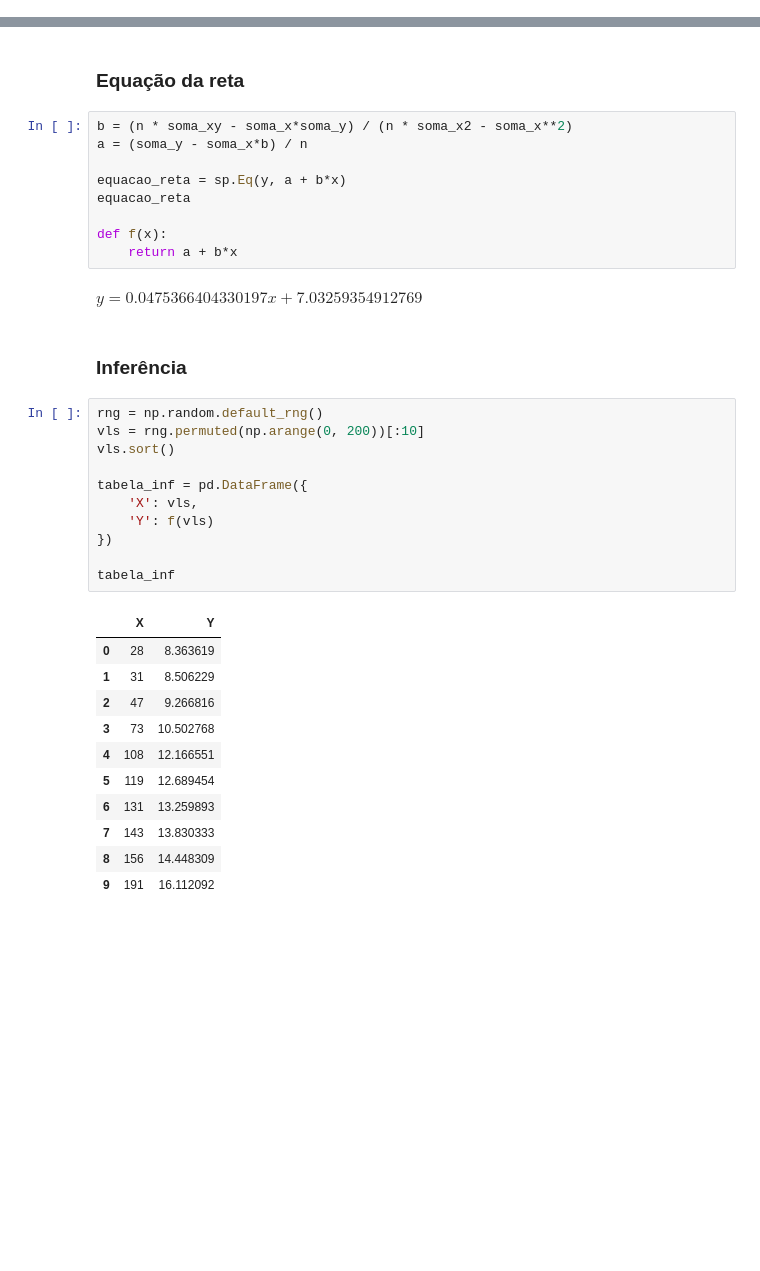
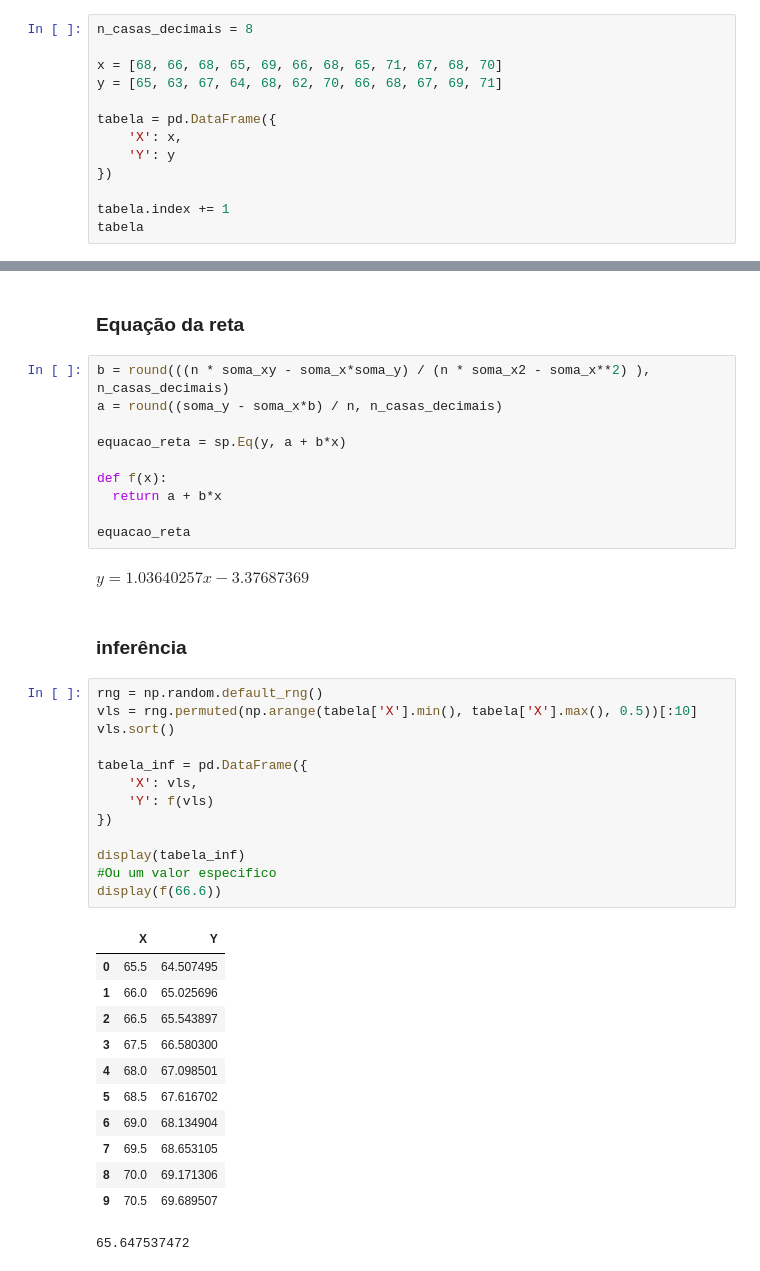
Before and after one commit to Saka30/numerical_methods, a Jupyter notebook: least_squares.ipynb, the cells around one changed output, grey strips where cells are left out. Saved outputs shown, nothing was run; the diff lists cells and outputs as text; blank space fills up the shorter version.

```diff
--- a/least_squares.ipynb
+++ b/least_squares.ipynb
@@ -56,0 +10,13 @@ tabela
+# %%
+n_casas_decimais = 8
+
+x = [68, 66, 68, 65, 69, 66, 68, 65, 71, 67, 68, 70]
+y = [65, 63, 67, 64, 68, 62, 70, 66, 68, 67, 69, 71]
+
+tabela = pd.DataFrame({
+    'X': x,
+    'Y': y
+})
+
+tabela.index += 1
+tabela
@@ -87,39 +67,43 @@ $\displaystyle 29408.5 a + 5791118.39 b = 482108.34$
 # %% [markdown]
 ### **Equação da reta**
 # %%
-b = (n * soma_xy - soma_x*soma_y) / (n * soma_x2 - soma_x**2)
-a = (soma_y - soma_x*b) / n
+b = round(((n * soma_xy - soma_x*soma_y) / (n * soma_x2 - soma_x**2) ), n_casas_decimais)
+a = round((soma_y - soma_x*b) / n, n_casas_decimais)
 
 equacao_reta = sp.Eq(y, a + b*x)
-equacao_reta
 
 def f(x):
-    return a + b*x
+  return a + b*x
+
+equacao_reta
 # %% [output]
-$\displaystyle y = 0.0475366404330197 x + 7.03259354912769$
+$\displaystyle y = 1.03640257 x - 3.37687369$
 # %% [markdown]
-### **Inferência**
+### **inferência**
 # %%
 rng = np.random.default_rng()
-vls = rng.permuted(np.arange(0, 200))[:10]
+vls = rng.permuted(np.arange(tabela['X'].min(), tabela['X'].max(), 0.5))[:10]
 vls.sort()
 
 tabela_inf = pd.DataFrame({
     'X': vls,
     'Y': f(vls)
 })
 
-tabela_inf
+display(tabela_inf)
+#Ou um valor especifico
+display(f(66.6))
 # %% [output]
 |  | X | Y |
-| 0 | 28 | 8.363619 |
-| 1 | 31 | 8.506229 |
-| 2 | 47 | 9.266816 |
-| 3 | 73 | 10.502768 |
-| 4 | 108 | 12.166551 |
-| 5 | 119 | 12.689454 |
-| 6 | 131 | 13.259893 |
-| 7 | 143 | 13.830333 |
-| 8 | 156 | 14.448309 |
-| 9 | 191 | 16.112092 |
+| 0 | 65.5 | 64.507495 |
+| 1 | 66.0 | 65.025696 |
+| 2 | 66.5 | 65.543897 |
+| 3 | 67.5 | 66.580300 |
+| 4 | 68.0 | 67.098501 |
+| 5 | 68.5 | 67.616702 |
+| 6 | 69.0 | 68.134904 |
+| 7 | 69.5 | 68.653105 |
+| 8 | 70.0 | 69.171306 |
+| 9 | 70.5 | 69.689507 |
+65.647537472
 # %% [markdown]
```
Also changed, not shown: parts of 9 cells of this notebook, 1 other file.
